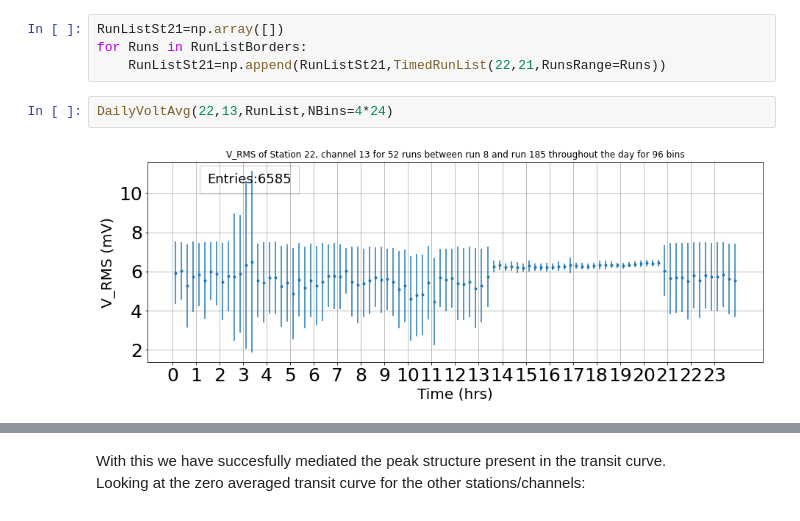
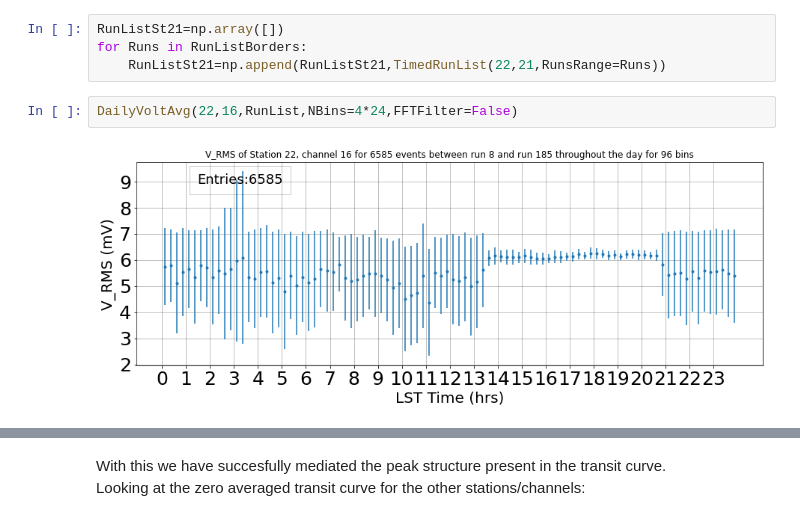
Before and after one commit to JethroStoffels/RNOG_Programming, a Jupyter notebook: 2022-11-08 Investigating Transit Curves Pt2.ipynb, the cells around one changed output, grey strips where cells are left out. Drawn from its saved outputs; the diff is of its cells as text.

```diff
--- a/2022-11-08 Investigating Transit Curves Pt2.ipynb
+++ b/2022-11-08 Investigating Transit Curves Pt2.ipynb
@@ -34,6 +36,6 @@ RunListSt21=np.array([])
 for Runs in RunListBorders:
     RunListSt21=np.append(RunListSt21,TimedRunList(22,21,RunsRange=Runs))
 # %%
-DailyVoltAvg(22,13,RunList,NBins=4*24)
+DailyVoltAvg(22,16,RunList,NBins=4*24,FFTFilter=False)
 # %% [output]
-[figure, old version]
+[figure, new version]
```
Also changed, not shown: parts of 2 cells of this notebook.
